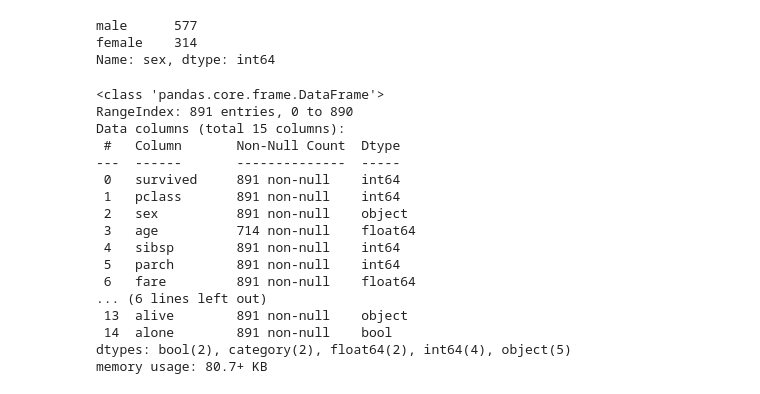
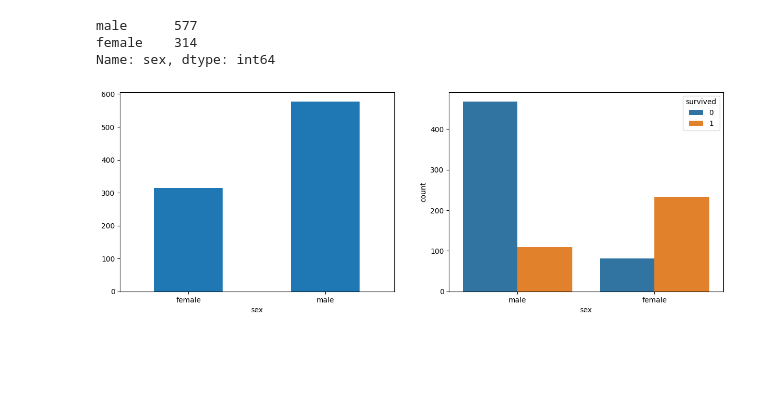
Before and after one commit to ha-es/doit_python, a Jupyter notebook: BDA/하은서73_0409_필수2.ipynb, the cells around one changed output. Saved outputs shown, nothing was run; the diff lists cells and outputs as text; code cells hidden in the pictures; blank space fills up the shorter version.

```diff
--- a/BDA/하은서73_0409_필수2.ipynb
+++ b/BDA/하은서73_0409_필수2.ipynb
@@ -105,24 +84,11 @@ count
 male      577
 female    314
 Name: sex, dtype: int64
-# %%
-titanic.info()
-# %% [output]
-<class 'pandas.core.frame.DataFrame'>
-RangeIndex: 891 entries, 0 to 890
-Data columns (total 15 columns):
- #   Column       Non-Null Count  Dtype
----  ------       --------------  -----
- 0   survived     891 non-null    int64
- 1   pclass       891 non-null    int64
- 2   sex          891 non-null    object
- 3   age          714 non-null    float64
- 4   sibsp        891 non-null    int64
- 5   parch        891 non-null    int64
- 6   fare         891 non-null    float64
-... (6 lines left out)
- 13  alive        891 non-null    object
- 14  alone        891 non-null    bool
-dtypes: bool(2), category(2), float64(2), int64(4), object(5)
-memory usage: 80.7+ KB
+# %%
+f, ax = plt.subplots(1, 2, figsize=(15, 5))
+titanic.groupby('sex', as_index=True).size().plot.bar(ax=ax[0], rot=0)
+sns.countplot( data=titanic, x='sex', hue='survived', ax=ax[1])
+plt.show()
+# %% [output]
+[figure, added]
 # %%
```
Also changed, not shown: parts of 6 cells of this notebook, 1 other file.
